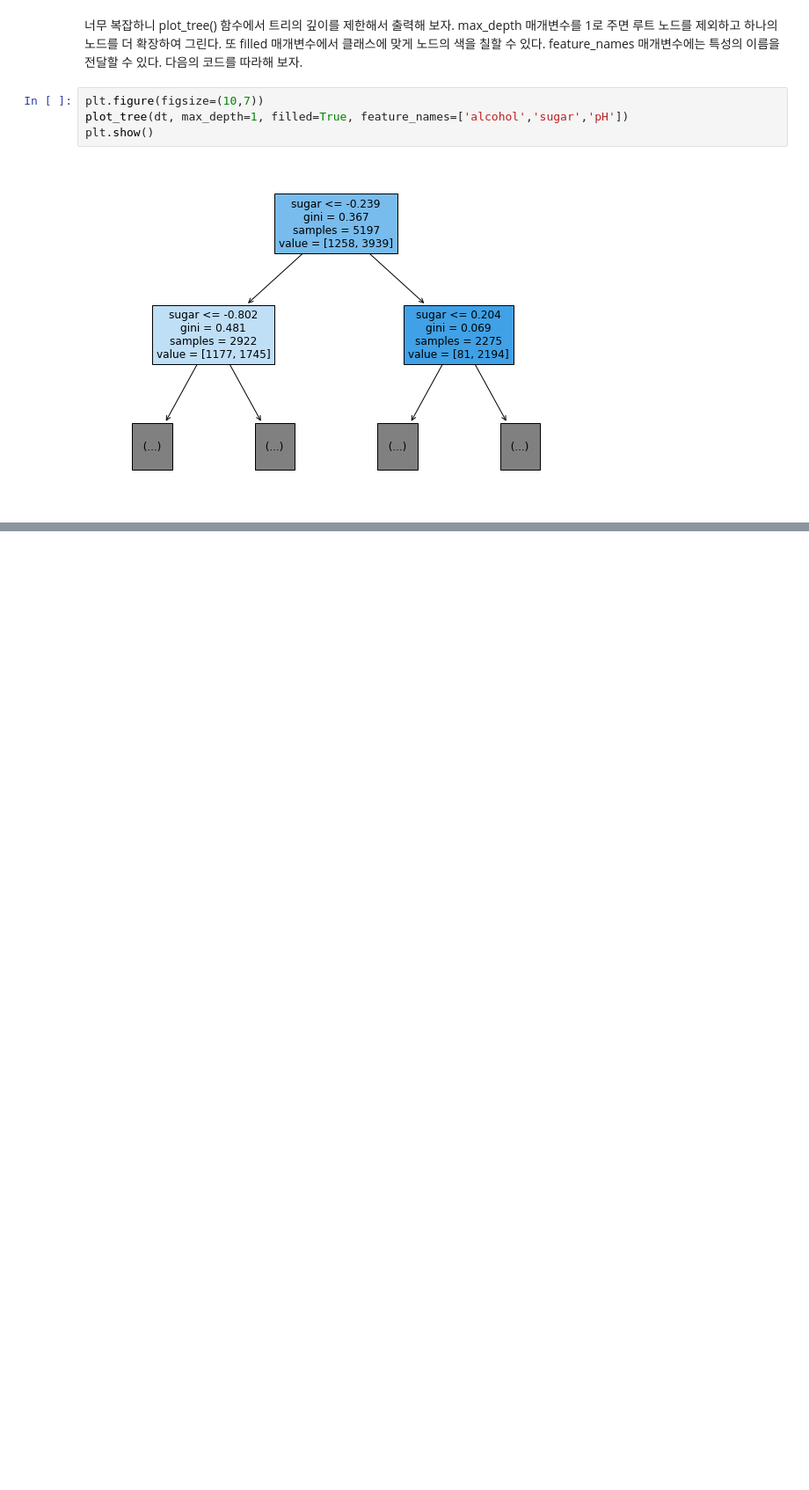
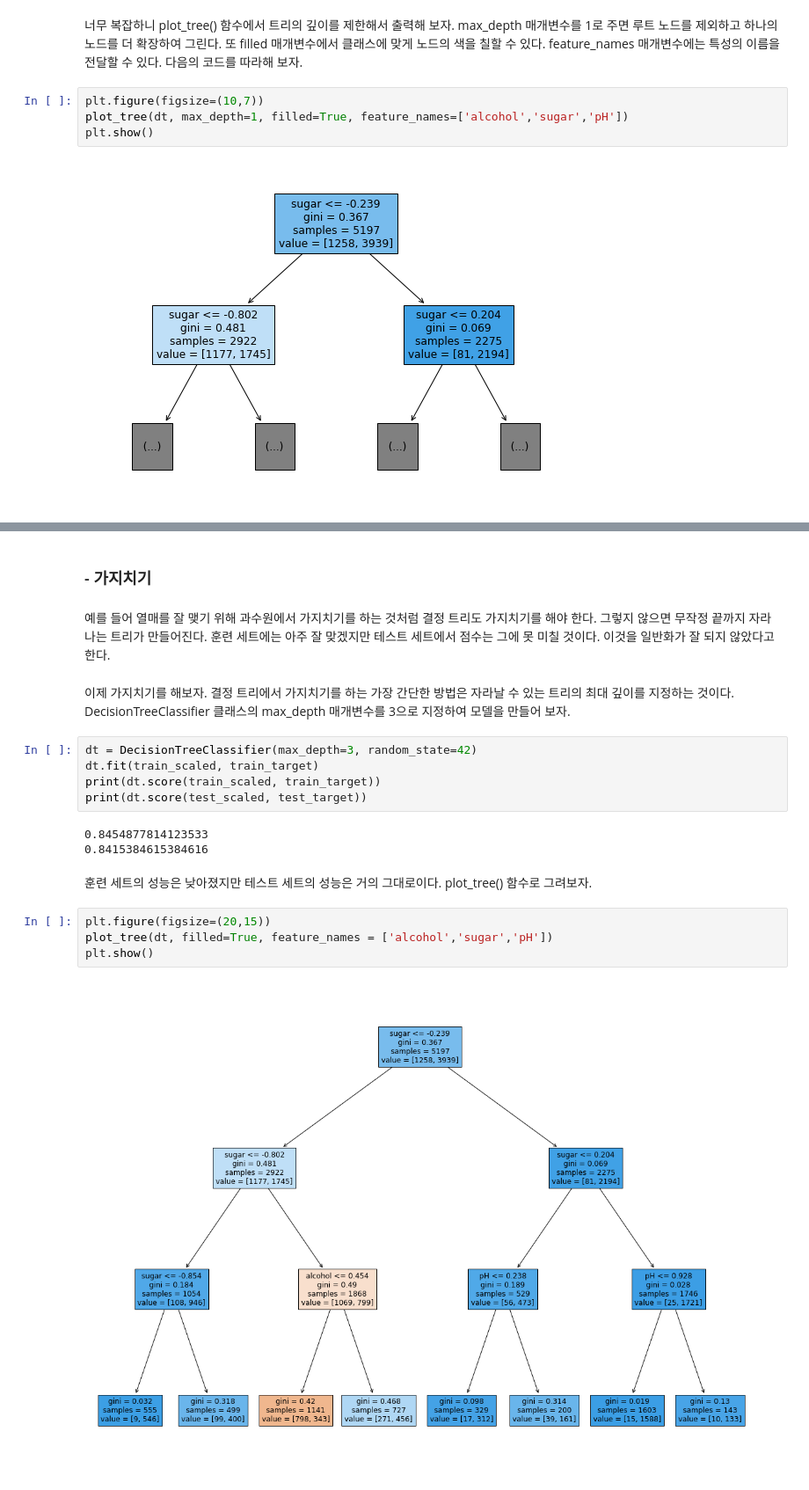
Before and after one commit to jaeyoon89/machinlearnig_deeplearning_study, a Jupyter notebook: mldl_ch5-1_decision_tree.ipynb, the cells around one changed output, grey strips where cells are left out. Shown: that part at 88% size. Drawn from its saved outputs; the diff is of its cells as text; blank space fills up the shorter version.

Commit message:
mldl_ch5-1_decision_tree

```diff
--- a/mldl_ch5-1_decision_tree.ipynb
+++ b/mldl_ch5-1_decision_tree.ipynb
@@ -142,0 +157,22 @@ plt.show()
+# %% [markdown]
+### - 가지치기
+# %% [markdown]
+예를 들어 열매를 잘 맺기 위해 과수원에서 가지치기를 하는 것처럼 결정 트리도 가지치기를 해야 한다. 그렇지 않으면 무작정 끝까지 자라나는 트리가 만들어진다. 훈련 세트에는 아주 잘 맞겠지만 테스트 세트에서 점수는 그에 못 미칠 것이다. 이것을 일반화가 잘 되지 않았다고 한다.
+# %% [markdown]
+이제 가지치기를 해보자. 결정 트리에서 가지치기를 하는 가장 간단한 방법은 자라날 수 있는 트리의 최대 깊이를 지정하는 것이다. DecisionTreeClassifier 클래스의 max_depth 매개변수를 3으로 지정하여 모델을 만들어 보자.
+# %%
+dt = DecisionTreeClassifier(max_depth=3, random_state=42)
+dt.fit(train_scaled, train_target)
+print(dt.score(train_scaled, train_target))
+print(dt.score(test_scaled, test_target))
+# %% [output]
+0.8454877814123533
+0.8415384615384616
+# %% [markdown]
+훈련 세트의 성능은 낮아졌지만 테스트 세트의 성능은 거의 그대로이다. plot_tree() 함수로 그려보자.
+# %%
+plt.figure(figsize=(20,15))
+plot_tree(dt, filled=True, feature_names = ['alcohol','sugar','pH'])
+plt.show()
+# %% [output]
+[figure, added]
```
Also changed, not shown: parts of 17 cells of this notebook.
